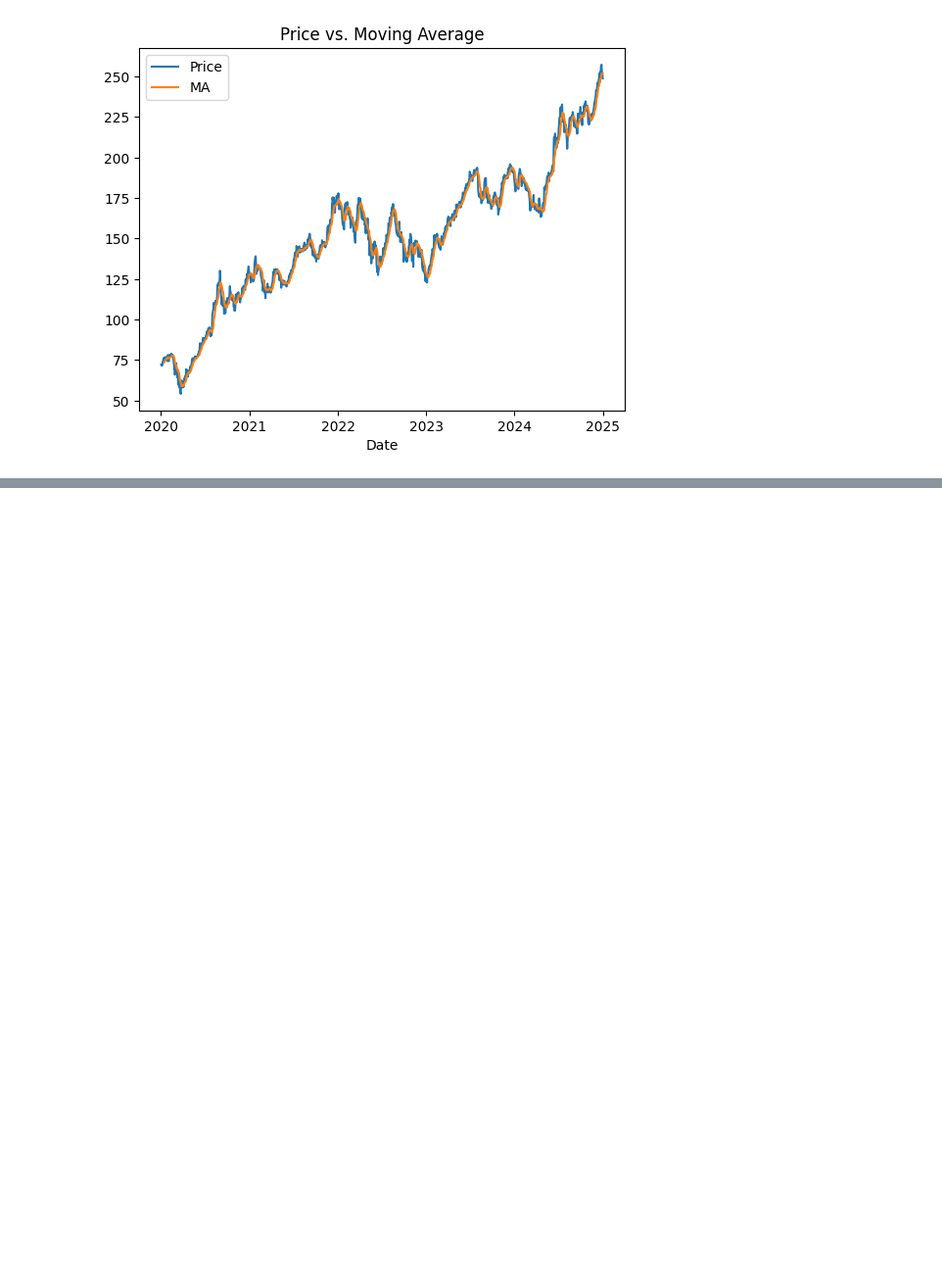
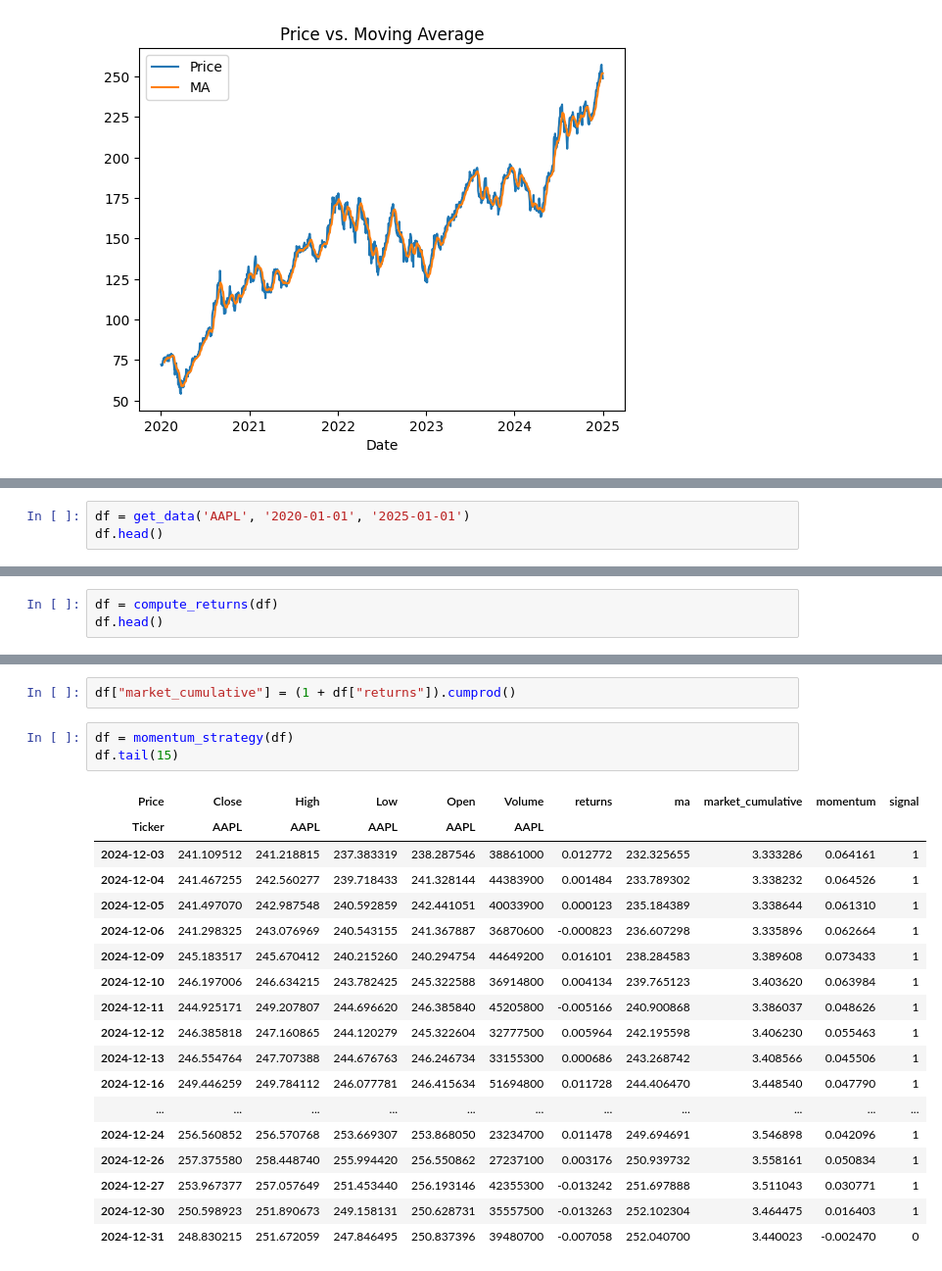
Before and after one commit to noelpdlt/quant-research-system, a Jupyter notebook: notebooks/financialdatatest1.ipynb, the cells around one changed output, grey strips where cells are left out. Shown at 98% size. Cells and saved outputs as stored; diff of their text form; blank space fills up the shorter version.

```diff
--- a/notebooks/financialdatatest1.ipynb
+++ b/notebooks/financialdatatest1.ipynb
@@ -76,0 +91,3 @@ plt.show()
+# %%
+df = get_data('AAPL', '2020-01-01', '2025-01-01')
+df.head()
@@ -76,0 +103,3 @@ plt.show()
+# %%
+df = compute_returns(df)
+df.head()
@@ -76,0 +125,24 @@ plt.show()
+# %%
+df["market_cumulative"] = (1 + df["returns"]).cumprod()
+# %%
+df = momentum_strategy(df)
+df.tail(15)
+# %% [output]
+| Price | Close | High | Low | Open | Volume | returns | ma | market_cumulative | momentum | signal |
+| Ticker | AAPL | AAPL | AAPL | AAPL | AAPL |  |  |  |  |  |
+| 2024-12-03 | 241.109512 | 241.218815 | 237.383319 | 238.287546 | 38861000 | 0.012772 | 232.325655 | 3.333286 | 0.064161 | 1 |
+| 2024-12-04 | 241.467255 | 242.560277 | 239.718433 | 241.328144 | 44383900 | 0.001484 | 233.789302 | 3.338232 | 0.064526 | 1 |
+| 2024-12-05 | 241.497070 | 242.987548 | 240.592859 | 242.441051 | 40033900 | 0.000123 | 235.184389 | 3.338644 | 0.061310 | 1 |
+| 2024-12-06 | 241.298325 | 243.076969 | 240.543155 | 241.367887 | 36870600 | -0.000823 | 236.607298 | 3.335896 | 0.062664 | 1 |
+| 2024-12-09 | 245.183517 | 245.670412 | 240.215260 | 240.294754 | 44649200 | 0.016101 | 238.284583 | 3.389608 | 0.073433 | 1 |
+| 2024-12-10 | 246.197006 | 246.634215 | 243.782425 | 245.322588 | 36914800 | 0.004134 | 239.765123 | 3.403620 | 0.063984 | 1 |
+| 2024-12-11 | 244.925171 | 249.207807 | 244.696620 | 246.385840 | 45205800 | -0.005166 | 240.900868 | 3.386037 | 0.048626 | 1 |
+| 2024-12-12 | 246.385818 | 247.160865 | 244.120279 | 245.322604 | 32777500 | 0.005964 | 242.195598 | 3.406230 | 0.055463 | 1 |
+| 2024-12-13 | 246.554764 | 247.707388 | 244.676763 | 246.246734 | 33155300 | 0.000686 | 243.268742 | 3.408566 | 0.045506 | 1 |
+| 2024-12-16 | 249.446259 | 249.784112 | 246.077781 | 246.415634 | 51694800 | 0.011728 | 244.406470 | 3.448540 | 0.047790 | 1 |
+| ... | ... | ... | ... | ... | ... | ... | ... | ... | ... | ... |
+| 2024-12-24 | 256.560852 | 256.570768 | 253.669307 | 253.868050 | 23234700 | 0.011478 | 249.694691 | 3.546898 | 0.042096 | 1 |
+| 2024-12-26 | 257.375580 | 258.448740 | 255.994420 | 256.550862 | 27237100 | 0.003176 | 250.939732 | 3.558161 | 0.050834 | 1 |
+| 2024-12-27 | 253.967377 | 257.057649 | 251.453440 | 256.193146 | 42355300 | -0.013242 | 251.697888 | 3.511043 | 0.030771 | 1 |
+| 2024-12-30 | 250.598923 | 251.890673 | 249.158131 | 250.628731 | 35557500 | -0.013263 | 252.102304 | 3.464475 | 0.016403 | 1 |
+| 2024-12-31 | 248.830215 | 251.672059 | 247.846495 | 250.837396 | 39480700 | -0.007058 | 252.040700 | 3.440023 | -0.002470 | 0 |
```
Also changed, not shown: parts of 13 cells of this notebook, 4 other files.
